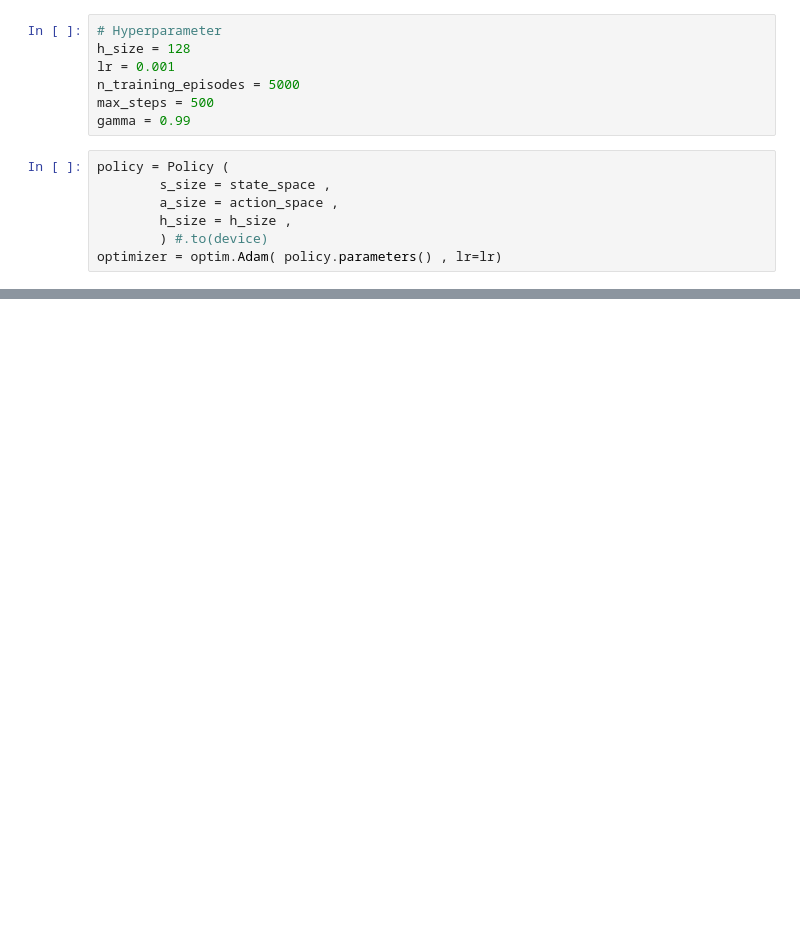
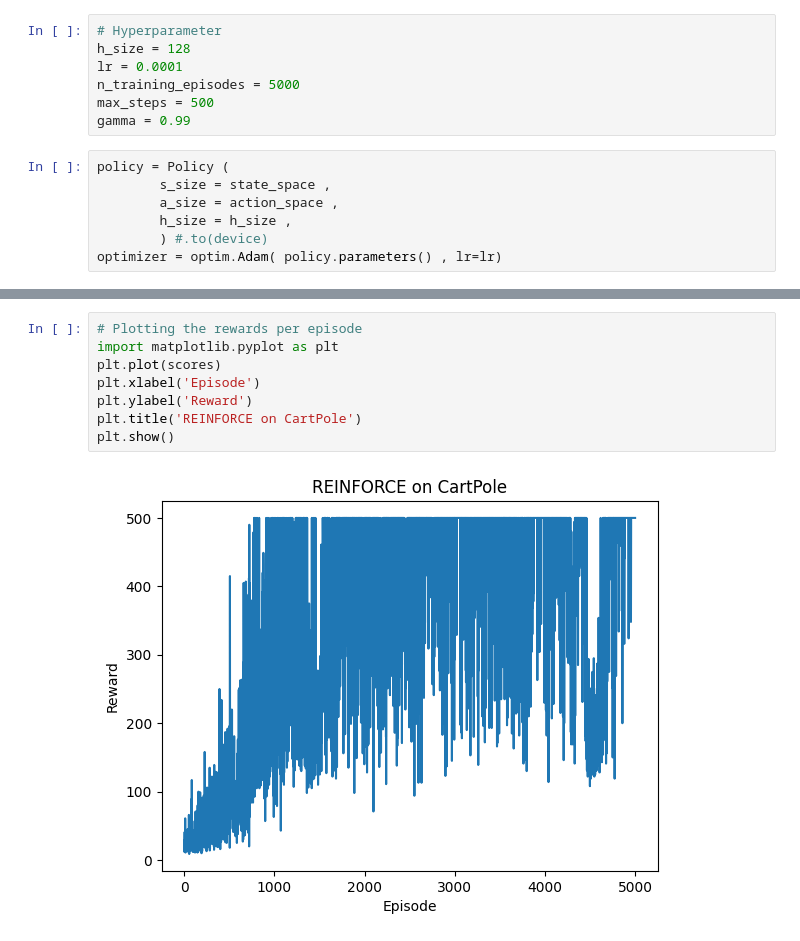
Before and after one commit to hungledut/deep-reinforcement-learning-for-gym-environments, a Jupyter notebook: cartpole/reinforce.ipynb, the cells around one changed output, grey strips where cells are left out. Saved outputs shown, nothing was run; the diff lists cells and outputs as text; blank space fills up the shorter version.

```diff
--- a/cartpole/reinforce.ipynb
+++ b/cartpole/reinforce.ipynb
@@ -125,7 +125,7 @@ def reinforce(
 # %%
 # Hyperparameter
 h_size = 128
-lr = 0.001
+lr = 0.0001
 n_training_episodes = 5000
 max_steps = 500
 gamma = 0.99
@@ -164,0 +165,10 @@ scores = reinforce (
+# %%
+# Plotting the rewards per episode
+import matplotlib.pyplot as plt
+plt.plot(scores)
+plt.xlabel('Episode')
+plt.ylabel('Reward')
+plt.title('REINFORCE on CartPole')
+plt.show()
+# %% [output]
+[figure, added]
```
Also changed, not shown: parts of 2 cells of this notebook.
